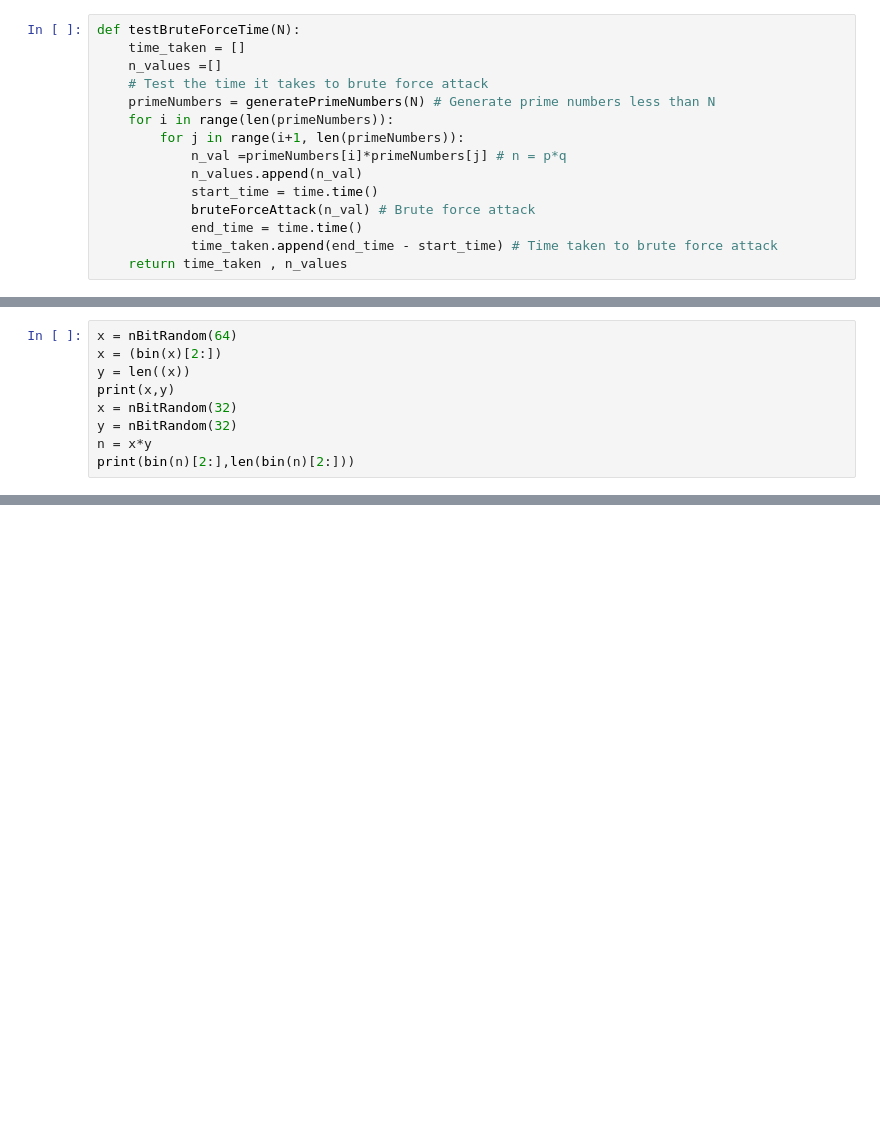
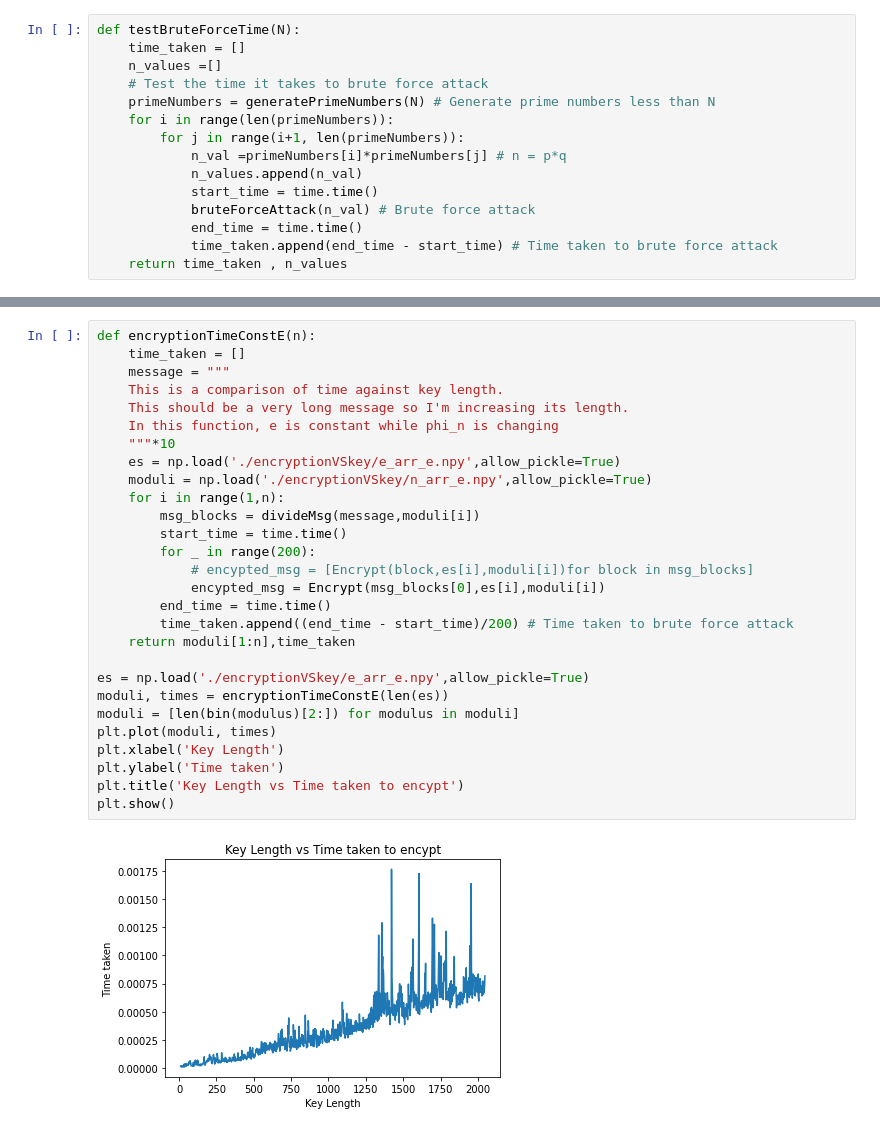
Before and after one commit to AhmadJamal01/cipheRSA, a Jupyter notebook: rsa.ipynb, the cells around one changed output, grey strips where cells are left out. Saved outputs shown, nothing was run; the diff lists cells and outputs as text; blank space fills up the shorter version.

```diff
--- a/rsa.ipynb
+++ b/rsa.ipynb
@@ -255,9 +243,0 @@ bruteForceTime()
-# %%
-x = nBitRandom(64)
-x = (bin(x)[2:])
-y = len((x))
-print(x,y)
-x = nBitRandom(32)
-y = nBitRandom(32)
-n = x*y
-print(bin(n)[2:],len(bin(n)[2:]))
@@ -275,0 +343,30 @@ plt.show()
+# %%
+def encryptionTimeConstE(n):
+    time_taken = []
+    message = """
+    This is a comparison of time against key length.
+    This should be a very long message so I'm increasing its length.
+    In this function, e is constant while phi_n is changing
+    """*10
+    es = np.load('./encryptionVSkey/e_arr_e.npy',allow_pickle=True)
+    moduli = np.load('./encryptionVSkey/n_arr_e.npy',allow_pickle=True)
+    for i in range(1,n):
+        msg_blocks = divideMsg(message,moduli[i])
+        start_time = time.time()
+        for _ in range(200):
+            # encypted_msg = [Encrypt(block,es[i],moduli[i])for block in msg_blocks]
+            encypted_msg = Encrypt(msg_blocks[0],es[i],moduli[i])
+        end_time = time.time()
+        time_taken.append((end_time - start_time)/200) # Time taken to brute force attack
+    return moduli[1:n],time_taken
+
+es = np.load('./encryptionVSkey/e_arr_e.npy',allow_pickle=True)
+moduli, times = encryptionTimeConstE(len(es))
+moduli = [len(bin(modulus)[2:]) for modulus in moduli]
+plt.plot(moduli, times)
+plt.xlabel('Key Length')
+plt.ylabel('Time taken')
+plt.title('Key Length vs Time taken to encypt')
+plt.show()
+# %% [output]
+[figure, added]
```
Also changed, not shown: parts of 15 cells of this notebook, 14 other files.
